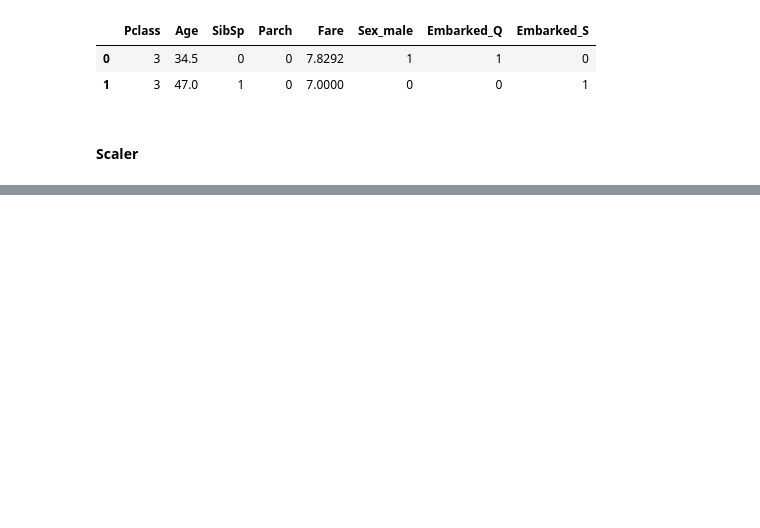
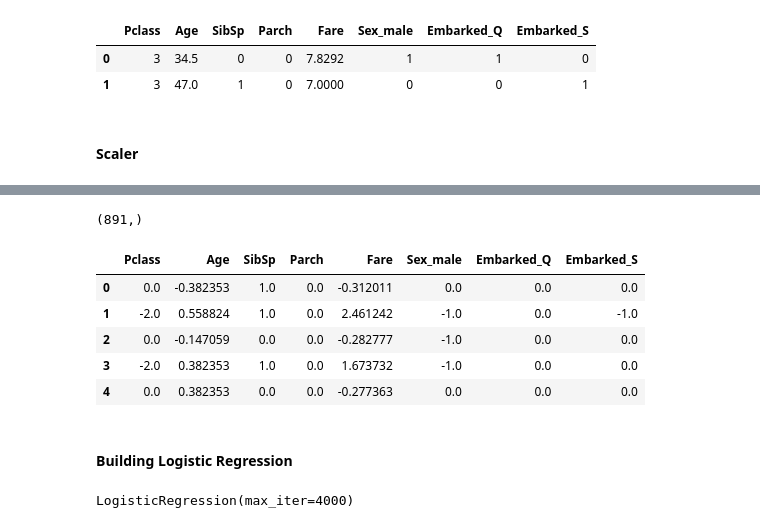
Before and after one commit to sagarbarge/Titanic-EDA-Modeling, a Jupyter notebook: Titanic_Competition_Sagar.ipynb, the cells around one changed output, grey strips where cells are left out. Cells and saved outputs as stored; diff of their text form; code cells hidden in the pictures; blank space fills up the shorter version.

```diff
--- a/Titanic_Competition_Sagar.ipynb
+++ b/Titanic_Competition_Sagar.ipynb
@@ -936,5 +946,8 @@ test_df.head(2)
 |  | Pclass | Age | SibSp | Parch | Fare | Sex_male | Embarked_Q | Embarked_S |
 | 0 | 3 | 34.5 | 0 | 0 | 7.8292 | 1 | 1 | 0 |
 | 1 | 3 | 47.0 | 1 | 0 | 7.0000 | 0 | 0 | 1 |
+# %%
+# Removing extra column to match both column name
+train_df = train_df.drop(['Family_Members'],axis=1)
 # %% [markdown]
 #### Scaler
@@ -1000,0 +954,38 @@ x_test
+# %%
+# dropping 'Survived' from train x and creating y train with only 'Survived'
+X1_Train = train_df.drop(['Survived'],axis = 1)
+y1_Train = train_df['Survived']
+# %%
+# Shape
+y1_Train.shape
+# %% [output]
+(891,)
+# %%
+# Column name
+cols = test_df.columns
+
+# Scaler
+scal = RobustScaler()
+
+X1_Train = scal.fit_transform(X1_Train)
+test_df = scal.transform(test_df)
+# %%
+# to dataframe
+X1_Train = pd.DataFrame(X1_Train,columns=cols)
+test_df = pd.DataFrame(test_df,columns=cols)
+# %%
+X1_Train.head()
+# %% [output]
+|  | Pclass | Age | SibSp | Parch | Fare | Sex_male | Embarked_Q | Embarked_S |
+| 0 | 0.0 | -0.382353 | 1.0 | 0.0 | -0.312011 | 0.0 | 0.0 | 0.0 |
+| 1 | -2.0 | 0.558824 | 1.0 | 0.0 | 2.461242 | -1.0 | 0.0 | -1.0 |
+| 2 | 0.0 | -0.147059 | 0.0 | 0.0 | -0.282777 | -1.0 | 0.0 | 0.0 |
+| 3 | -2.0 | 0.382353 | 1.0 | 0.0 | 1.673732 | -1.0 | 0.0 | 0.0 |
+| 4 | 0.0 | 0.382353 | 0.0 | 0.0 | -0.277363 | 0.0 | 0.0 | 0.0 |
+# %% [markdown]
+#### Building Logistic Regression
+# %%
+# LogisticRegression_model
+LogisticRegression_model.fit(X1_Train,y1_Train)
+# %% [output]
+LogisticRegression(max_iter=4000)
```
Also changed, not shown: parts of 14 cells of this notebook, 1 other file.
